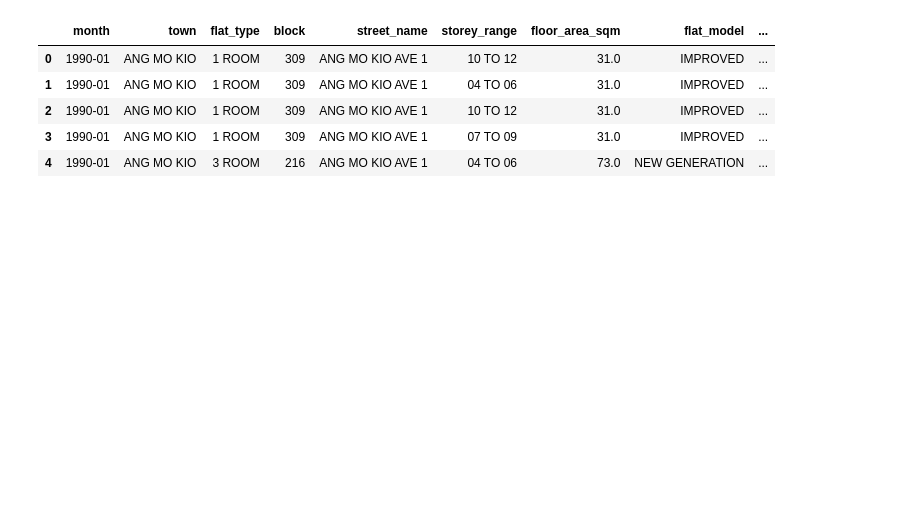
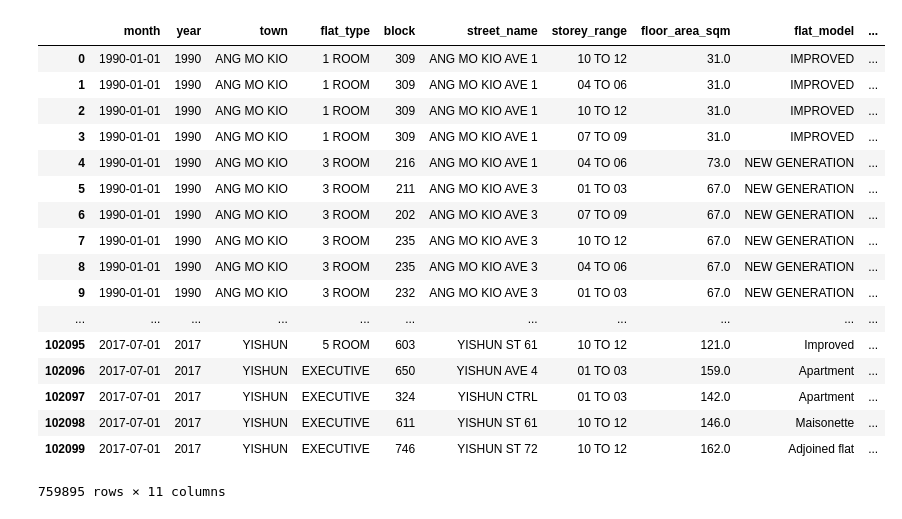
Before and after one commit to isabellajing/HDB, a Jupyter notebook: HDB.ipynb, the cells around one changed output. Drawn from its saved outputs; the diff is of its cells as text; code cells hidden in the pictures; blank space fills up the shorter version.

```diff
--- a/HDB.ipynb
+++ b/HDB.ipynb
@@ -14,17 +14,28 @@ df3 = pd.read_csv('resale-flat-prices-based-on-registration-date-from-march-2012
 # %%
 #Data cleansing
 frames = [df1, df2, df3]
 df = pd.concat(frames)
 
 df['month'] = pd.to_datetime(df['month'])
 df['year'] = df['month'].dt.year
 
-
-df.head()
+df[['month', 'year', 'town', 'flat_type', 'block', 'street_name', 'storey_range', 'floor_area_sqm', 'flat_model', 'lease_commence_date', 'resale_price']]
 # %% [output]
-|  | month | town | flat_type | block | street_name | storey_range | floor_area_sqm | flat_model | ... |
-| 0 | 1990-01 | ANG MO KIO | 1 ROOM | 309 | ANG MO KIO AVE 1 | 10 TO 12 | 31.0 | IMPROVED | ... |
-| 1 | 1990-01 | ANG MO KIO | 1 ROOM | 309 | ANG MO KIO AVE 1 | 04 TO 06 | 31.0 | IMPROVED | ... |
-| 2 | 1990-01 | ANG MO KIO | 1 ROOM | 309 | ANG MO KIO AVE 1 | 10 TO 12 | 31.0 | IMPROVED | ... |
-| 3 | 1990-01 | ANG MO KIO | 1 ROOM | 309 | ANG MO KIO AVE 1 | 07 TO 09 | 31.0 | IMPROVED | ... |
-| 4 | 1990-01 | ANG MO KIO | 3 ROOM | 216 | ANG MO KIO AVE 1 | 04 TO 06 | 73.0 | NEW GENERATION | ... |
+|  | month | year | town | flat_type | block | street_name | storey_range | floor_area_sqm | flat_model | ... |
+| 0 | 1990-01-01 | 1990 | ANG MO KIO | 1 ROOM | 309 | ANG MO KIO AVE 1 | 10 TO 12 | 31.0 | IMPROVED | ... |
+| 1 | 1990-01-01 | 1990 | ANG MO KIO | 1 ROOM | 309 | ANG MO KIO AVE 1 | 04 TO 06 | 31.0 | IMPROVED | ... |
+| 2 | 1990-01-01 | 1990 | ANG MO KIO | 1 ROOM | 309 | ANG MO KIO AVE 1 | 10 TO 12 | 31.0 | IMPROVED | ... |
+| 3 | 1990-01-01 | 1990 | ANG MO KIO | 1 ROOM | 309 | ANG MO KIO AVE 1 | 07 TO 09 | 31.0 | IMPROVED | ... |
+| 4 | 1990-01-01 | 1990 | ANG MO KIO | 3 ROOM | 216 | ANG MO KIO AVE 1 | 04 TO 06 | 73.0 | NEW GENERATION | ... |
+| 5 | 1990-01-01 | 1990 | ANG MO KIO | 3 ROOM | 211 | ANG MO KIO AVE 3 | 01 TO 03 | 67.0 | NEW GENERATION | ... |
+| 6 | 1990-01-01 | 1990 | ANG MO KIO | 3 ROOM | 202 | ANG MO KIO AVE 3 | 07 TO 09 | 67.0 | NEW GENERATION | ... |
+| 7 | 1990-01-01 | 1990 | ANG MO KIO | 3 ROOM | 235 | ANG MO KIO AVE 3 | 10 TO 12 | 67.0 | NEW GENERATION | ... |
+| 8 | 1990-01-01 | 1990 | ANG MO KIO | 3 ROOM | 235 | ANG MO KIO AVE 3 | 04 TO 06 | 67.0 | NEW GENERATION | ... |
+| 9 | 1990-01-01 | 1990 | ANG MO KIO | 3 ROOM | 232 | ANG MO KIO AVE 3 | 01 TO 03 | 67.0 | NEW GENERATION | ... |
+| ... | ... | ... | ... | ... | ... | ... | ... | ... | ... | ... |
+| 102095 | 2017-07-01 | 2017 | YISHUN | 5 ROOM | 603 | YISHUN ST 61 | 10 TO 12 | 121.0 | Improved | ... |
+| 102096 | 2017-07-01 | 2017 | YISHUN | EXECUTIVE | 650 | YISHUN AVE 4 | 01 TO 03 | 159.0 | Apartment | ... |
+| 102097 | 2017-07-01 | 2017 | YISHUN | EXECUTIVE | 324 | YISHUN CTRL | 01 TO 03 | 142.0 | Apartment | ... |
+| 102098 | 2017-07-01 | 2017 | YISHUN | EXECUTIVE | 611 | YISHUN ST 61 | 10 TO 12 | 146.0 | Maisonette | ... |
+| 102099 | 2017-07-01 | 2017 | YISHUN | EXECUTIVE | 746 | YISHUN ST 72 | 10 TO 12 | 162.0 | Adjoined flat | ... |
+759895 rows × 11 columns
```
Also changed, not shown: parts of 1 cell of this notebook.
